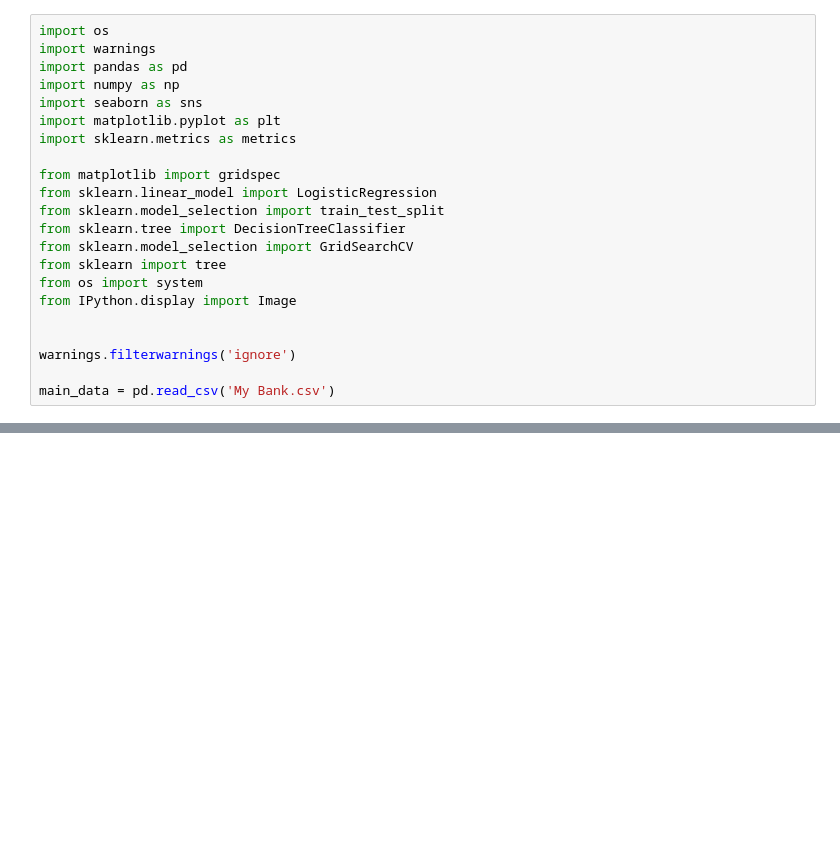
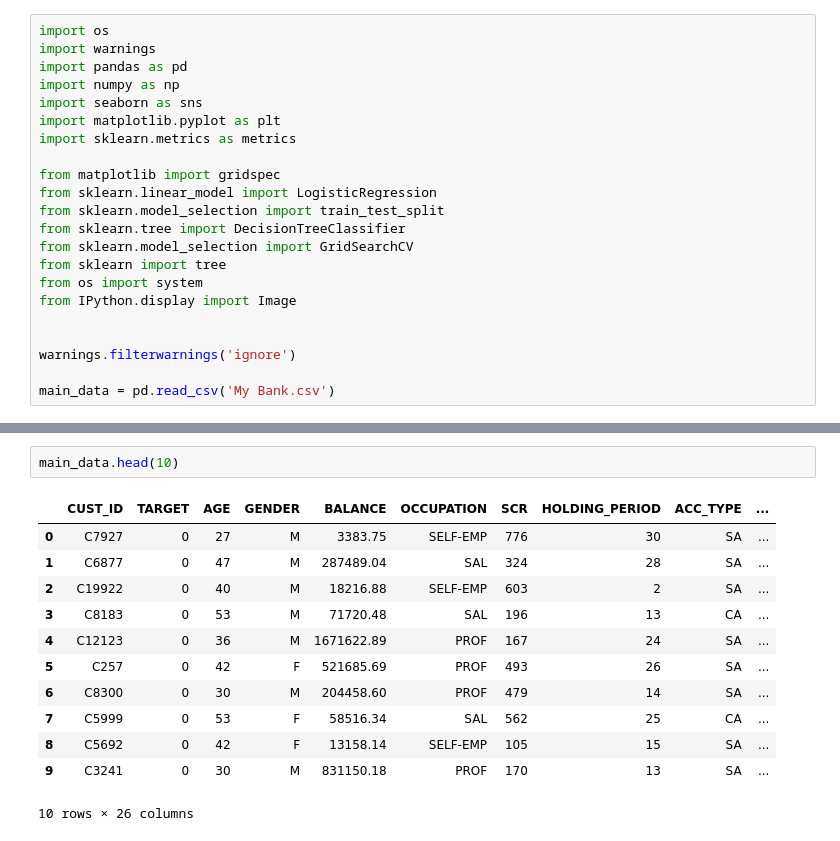
Before and after one commit to lavmot-ms/PG-AIML, a Jupyter notebook: src/Assignments/Assignment 3 Logistic Regression and Decision Trees/Bancassurance.ipynb, the cells around one changed output, grey strips where cells are left out. Drawn from its saved outputs; the diff is of its cells as text; blank space fills up the shorter version.

```diff
--- a/src/Assignments/Assignment 3 Logistic Regression and Decision Trees/Bancassurance.ipynb
+++ b/src/Assignments/Assignment 3 Logistic Regression and Decision Trees/Bancassurance.ipynb
@@ -41,0 +49,15 @@ main_data = pd.read_csv('My Bank.csv')
+# %%
+main_data.head(10)
+# %% [output]
+|  | CUST_ID | TARGET | AGE | GENDER | BALANCE | OCCUPATION | SCR | HOLDING_PERIOD | ACC_TYPE | ... |
+| 0 | C7927 | 0 | 27 | M | 3383.75 | SELF-EMP | 776 | 30 | SA | ... |
+| 1 | C6877 | 0 | 47 | M | 287489.04 | SAL | 324 | 28 | SA | ... |
+| 2 | C19922 | 0 | 40 | M | 18216.88 | SELF-EMP | 603 | 2 | SA | ... |
+| 3 | C8183 | 0 | 53 | M | 71720.48 | SAL | 196 | 13 | CA | ... |
+| 4 | C12123 | 0 | 36 | M | 1671622.89 | PROF | 167 | 24 | SA | ... |
+| 5 | C257 | 0 | 42 | F | 521685.69 | PROF | 493 | 26 | SA | ... |
+| 6 | C8300 | 0 | 30 | M | 204458.60 | PROF | 479 | 14 | SA | ... |
+| 7 | C5999 | 0 | 53 | F | 58516.34 | SAL | 562 | 25 | CA | ... |
+| 8 | C5692 | 0 | 42 | F | 13158.14 | SELF-EMP | 105 | 15 | SA | ... |
+| 9 | C3241 | 0 | 30 | M | 831150.18 | PROF | 170 | 13 | SA | ... |
+10 rows × 26 columns
```
Also changed, not shown: parts of 16 cells of this notebook, 1 other file.
